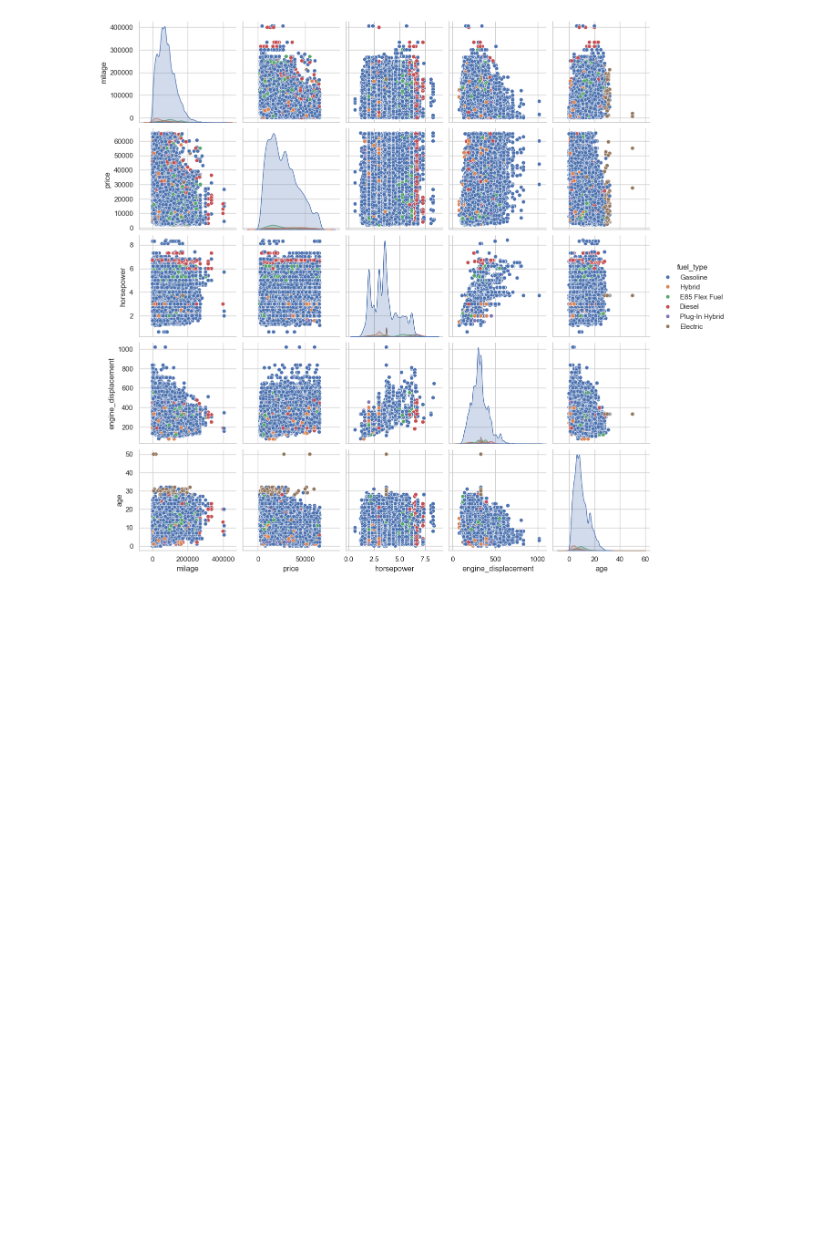
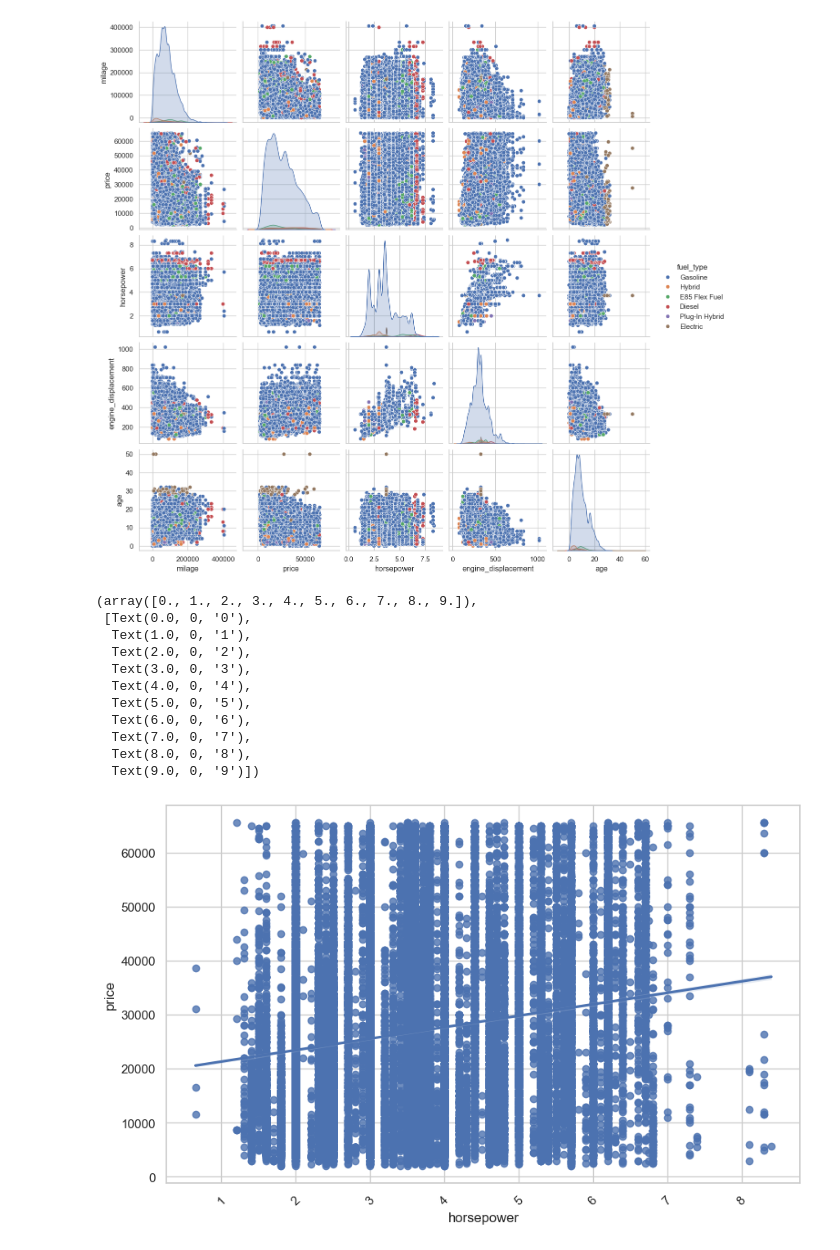
Before and after one commit to othnielche/KaggleX-Skill-Assessment-Challenge-2024, a Jupyter notebook: KaggleX challenge.ipynb, the cells around one changed output. Saved outputs shown, nothing was run; the diff lists cells and outputs as text; code cells hidden in the pictures; blank space fills up the shorter version.

```diff
--- a/KaggleX challenge.ipynb
+++ b/KaggleX challenge.ipynb
@@ -590,3 +590,22 @@ plt.xticks(rotation=45)
   Text(80.0, 0, '80')])
 <Figure size 1000x600 with 0 Axes>
 [figure]
+# %%
+# Regression plot of Horsepower vs price
+
+plt.figure(figsize=(10, 6))
+sns.regplot(x='horsepower', y='price', data=train_data)
+plt.xticks(rotation=45)
+# %% [output]
+(array([0., 1., 2., 3., 4., 5., 6., 7., 8., 9.]),
+ [Text(0.0, 0, '0'),
+  Text(1.0, 0, '1'),
+  Text(2.0, 0, '2'),
+  Text(3.0, 0, '3'),
+  Text(4.0, 0, '4'),
+  Text(5.0, 0, '5'),
+  Text(6.0, 0, '6'),
+  Text(7.0, 0, '7'),
+  Text(8.0, 0, '8'),
+  Text(9.0, 0, '9')])
+[figure, added]
```
Also changed, not shown: parts of 18 cells of this notebook.
